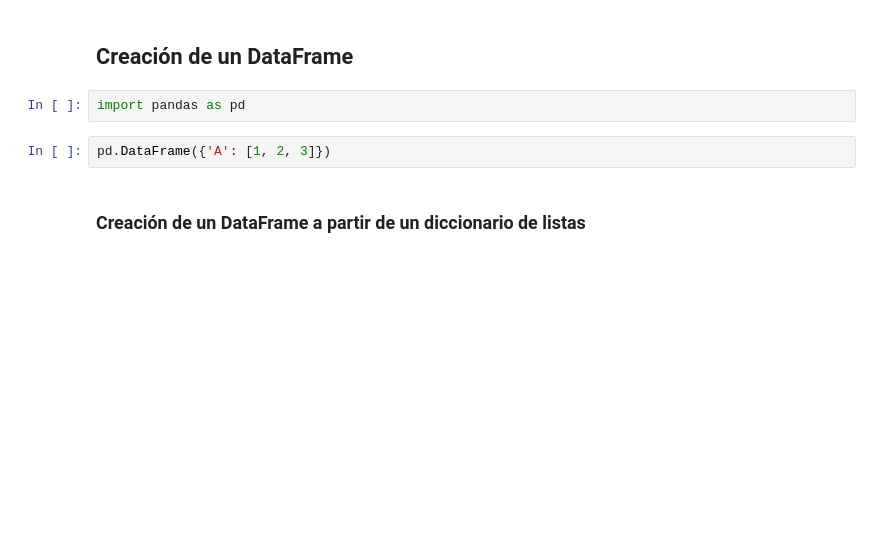
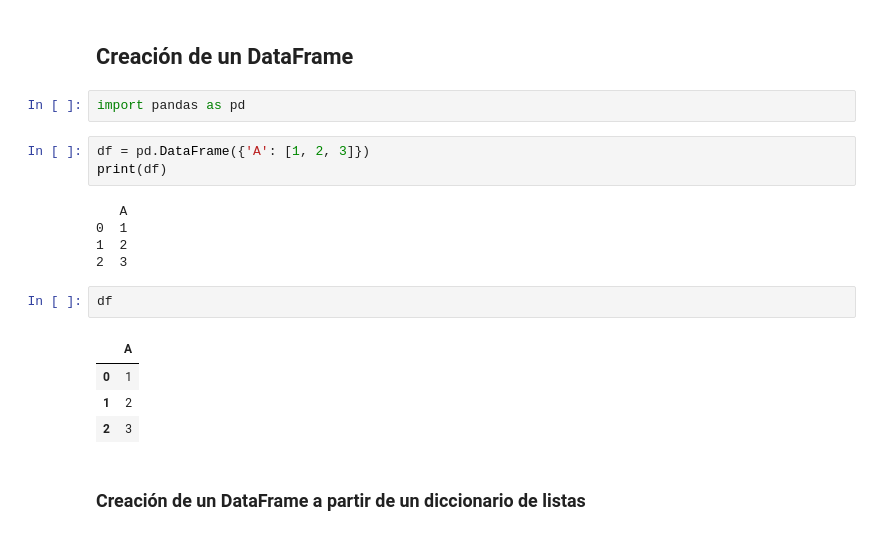
Before and after one commit to pjhh-umar/ProgramacionDOS, a Jupyter notebook: Temas/Tema7_Pandas.ipynb, the cells around one changed output. Saved outputs shown, nothing was run; the diff lists cells and outputs as text; blank space fills up the shorter version.

```diff
--- a/Temas/Tema7_Pandas.ipynb
+++ b/Temas/Tema7_Pandas.ipynb
@@ -509,7 +515,20 @@ Un `DataFrame` contiene dos índices, uno para las *filas* y otro para las *colu
 # %%
 import pandas as pd
 # %%
-pd.DataFrame({'A': [1, 2, 3]})
+df = pd.DataFrame({'A': [1, 2, 3]})
+print(df)
+# %% [output]
+   A
+0  1
+1  2
+2  3
+# %%
+df
+# %% [output]
+|  | A |
+| 0 | 1 |
+| 1 | 2 |
+| 2 | 3 |
 # %% [markdown]
 ### Creación de un DataFrame a partir de un diccionario de listas
 # %% [markdown]
```
Also changed, not shown: parts of 1 cell of this notebook.
